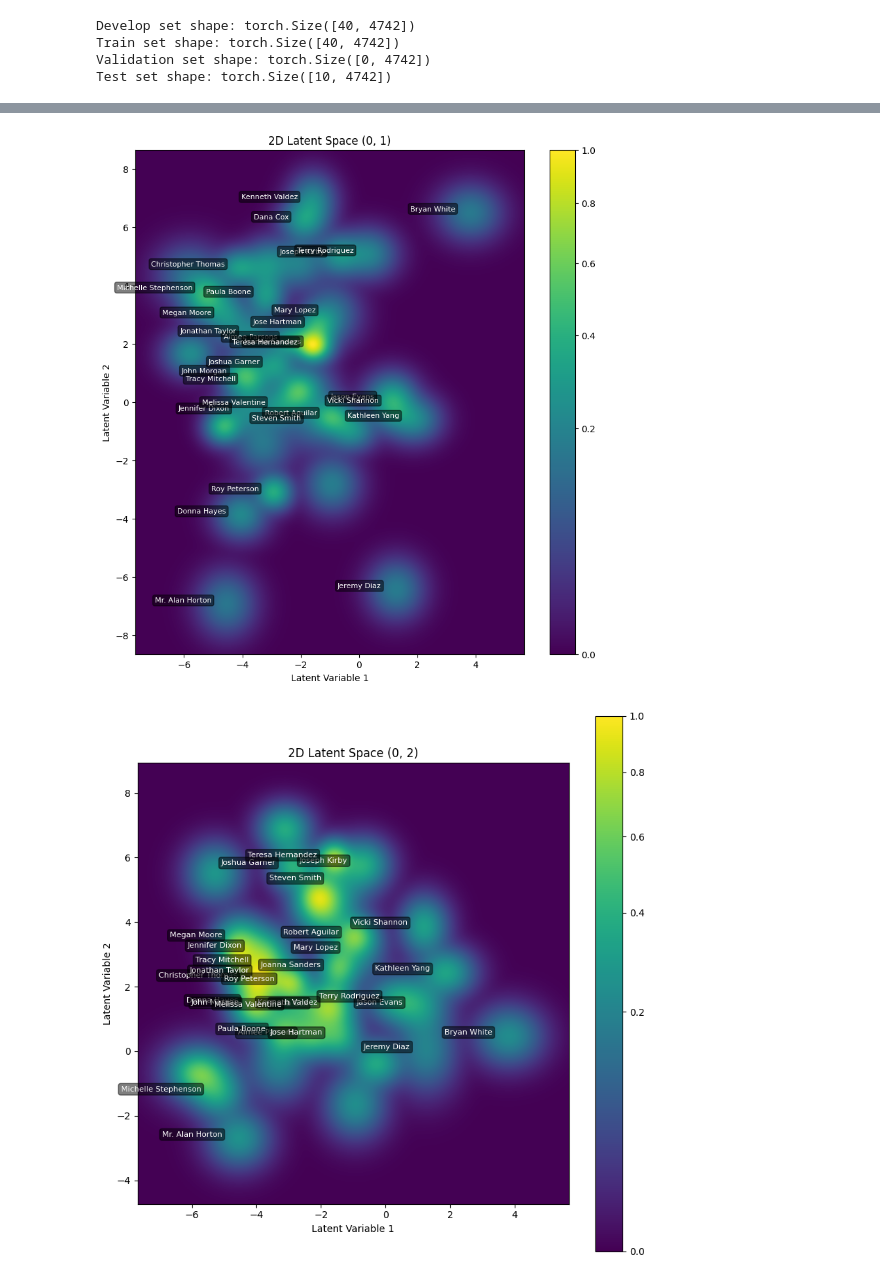
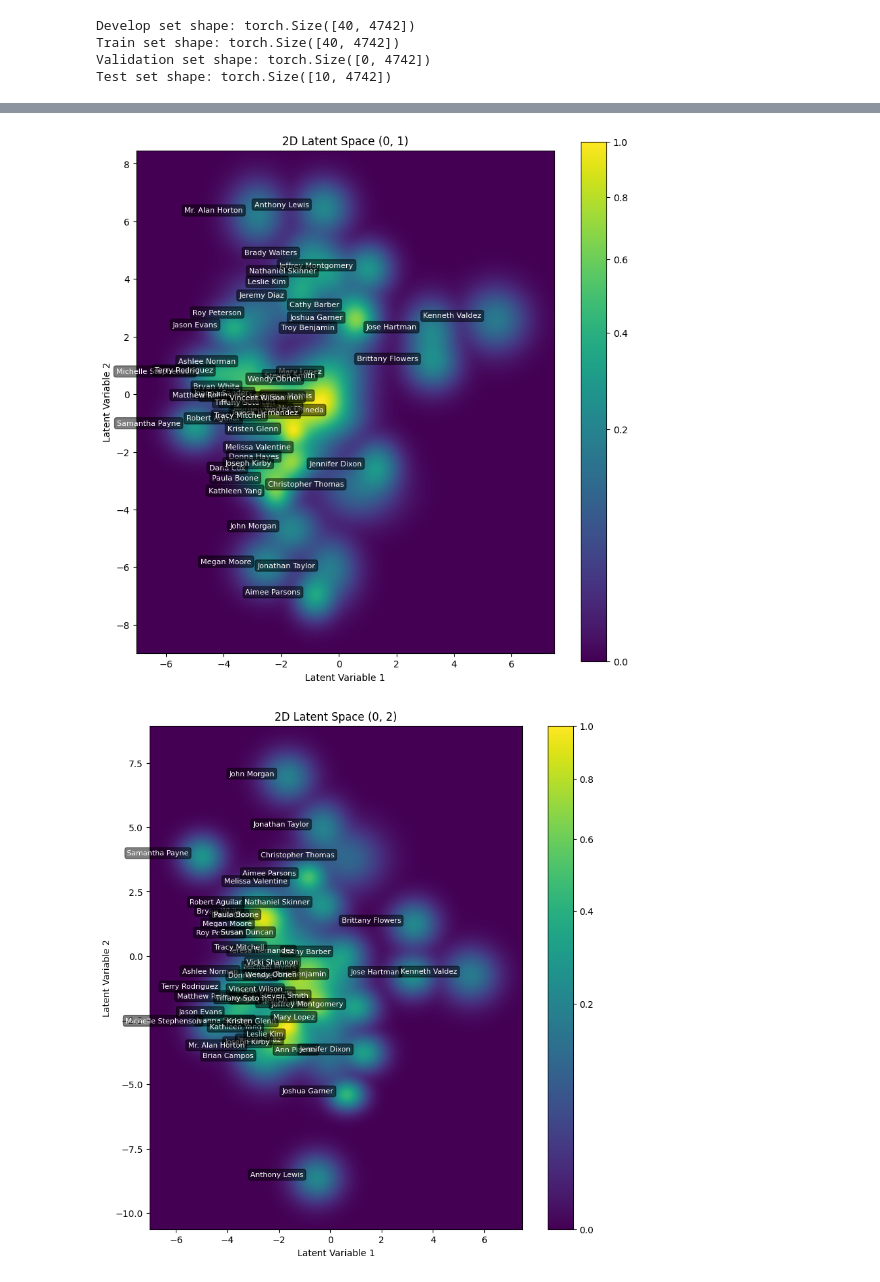
Before and after one commit to owengombas/spotify-recommender, a Jupyter notebook: recommender_vae.ipynb, the cells around one changed output, grey strips where cells are left out. Cells and saved outputs as stored; diff of their text form; code cells hidden in the pictures.

```diff
--- a/recommender_vae.ipynb
+++ b/recommender_vae.ipynb
@@ -253,6 +253,6 @@ r50_list: 0.388
 # %%
 # retrieve users latent representations (mean and variance)
-user_names = df_matrix_mf[:size * train_percentage]["username"].sort_values().unique().tolist()
+user_names = df_matrix_mf["username"].sort_values().unique().tolist()
 user_names
 # %% [output]
 ['Aimee Parsons',
@@ -291,0 +275,7 @@ print(logvar.shape)
+# %%
+z, mu, std, logvar = model.get_latent_representations(user_interacted_with)
+
+print(z.shape)
+print(mu.shape)
+print(std.shape)
+print(logvar.shape)
@@ -323,9 +318,14 @@ dim2 = range(0, 5)
 # %%
 for i in dim1:
     for j in dim2:
         if i >= j:
             continue
-        plotting.plot_multivariate_gaussian_image_with_labels(mu[:, [i, j]], std[:, [i, j]], user_names, title=f"2D Latent Space ({i}, {j})")
+        plotting.plot_multivariate_gaussian_image_with_labels(
+            mu.cpu().numpy()[:, [i, j]],
+            std.cpu().numpy()[:, [i, j]],
+            user_names,
+            title=f"2D Latent Space ({i}, {j})",
+        )
 # %% [output]
-[figure, old version]
+[figure, new version]
-[figure, old version]
+[figure, new version]
```
Also changed, not shown: parts of 10 cells of this notebook, 49 other files.
